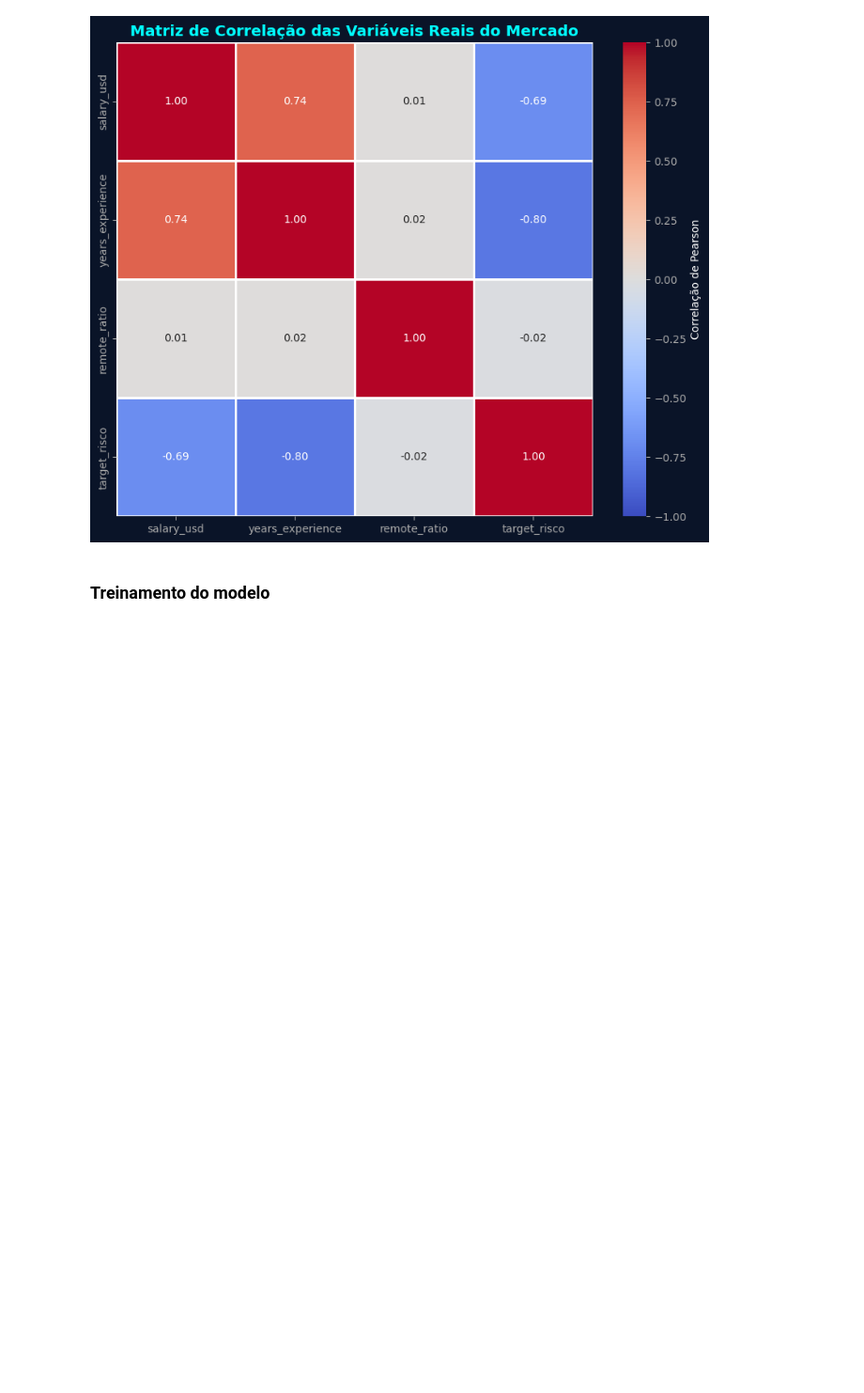
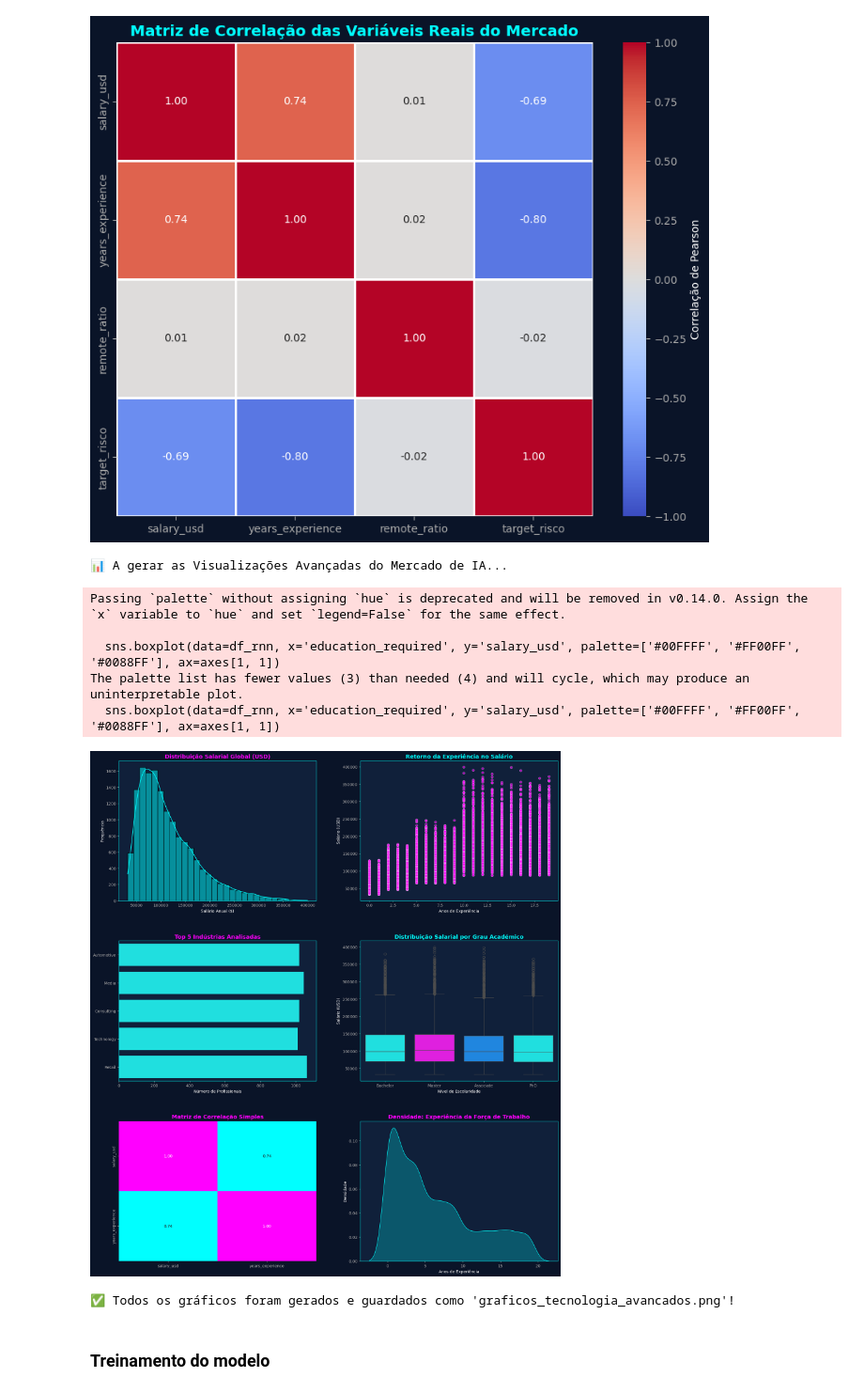
Before and after one commit to Breno-Crespo/Sistema-Hibrido-de-Avaliacao-de-Risco-de-Automacao, a Jupyter notebook: modelo.ipynb, the cells around one changed output. Shown at 94% size. Drawn from its saved outputs; the diff is of its cells as text; code cells hidden in the pictures; blank space fills up the shorter version.

Commit message:
Ajustes de grafico e criação do prompts.md

```diff
--- a/modelo.ipynb
+++ b/modelo.ipynb
@@ -445,6 +445,68 @@ plt.savefig("eda_grafico_4_correlacao.png", dpi=150)
 plt.show()
 # %% [output]
 [figure]
+# %%
+print("📊 A gerar as Visualizações Avançadas do Mercado de IA...")
+
+# Criar uma figura grande com 6 sub-gráficos (3 linhas x 2 colunas)
+fig, axes = plt.subplots(3, 2, figsize=(18, 20))
+fig.tight_layout(pad=8.0)
+
+# Gráfico 1: Distribuição de Salários (Histograma)
+sns.histplot(df_rnn['salary_usd'], bins=30, color='cyan', kde=True, ax=axes[0, 0])
+axes[0, 0].set_title('Distribuição Salarial Global (USD)', color='MAGENTA', fontsize=14, fontweight='bold')
+axes[0, 0].set_xlabel('Salário Anual ($)')
+axes[0, 0].set_ylabel('Frequência')
+
+# Gráfico 2: Salário vs. Anos de Experiência (Scatter)
+sns.scatterplot(data=df_rnn, x='years_experience', y='salary_usd', color='MAGENTA', alpha=0.6, ax=axes[0, 1])
+axes[0, 1].set_title('Retorno da Experiência no Salário', color='CYAN', fontsize=14, fontweight='bold')
+axes[0, 1].set_xlabel('Anos de Experiência')
+axes[0, 1].set_ylabel('Salário (USD)')
+
+# Gráfico 3: Risco de Automação por Indústria (Countplot)
+# Usamos os 5 setores mais comuns para não poluir o gráfico
+top_industries = df_rnn['industry'].value_counts().nlargest(5).index
+sns.countplot(data=df_rnn[df_rnn['industry'].isin(top_industries)], y='industry', color='CYAN', ax=axes[1, 0])
+axes[1, 0].set_title('Top 5 Indústrias Analisadas', color='MAGENTA', fontsize=14, fontweight='bold')
+axes[1, 0].set_xlabel('Número de Profissionais')
+axes[1, 0].set_ylabel('')
+
+# Gráfico 4: Impacto da Educação no Salário (Boxplot)
+sns.boxplot(data=df_rnn, x='education_required', y='salary_usd', palette=['#00FFFF', '#FF00FF', '#0088FF'], ax=axes[1, 1])
+axes[1, 1].set_title('Distribuição Salarial por Grau Académico', color='CYAN', fontsize=14, fontweight='bold')
+axes[1, 1].set_xlabel('Nível de Escolaridade')
+axes[1, 1].set_ylabel('Salário (USD)')
+
+# Gráfico 5: Correlação Numérica (Heatmap)
+# Seleciona apenas as colunas numéricas originais para ver o que impacta o quê
+cols_num = ['salary_usd', 'years_experience', 'automation_risk']
+# Assumindo que 'automation_risk' ou equivalente existe no dataset original antes do target binário.
+# Caso não tenha 'automation_risk' como número no seu df_rnn, substitua pelo target y que criámos.
+corr = df_rnn[['salary_usd', 'years_experience']].corr()
+sns.heatmap(corr, annot=True, cmap='cool', fmt=".2f", ax=axes[2, 0], cbar=False)
+axes[2, 0].set_title('Matriz de Correlação Simples', color='MAGENTA', fontsize=14, fontweight='bold')
+
+# Gráfico 6: Distribuição de Níveis de Experiência (KDE Plot)
+sns.kdeplot(data=df_rnn, x='years_experience', fill=True, color='CYAN', ax=axes[2, 1])
+axes[2, 1].set_title('Densidade: Experiência da Força de Trabalho', color='MAGENTA', fontsize=14, fontweight='bold')
+axes[2, 1].set_xlabel('Anos de Experiência')
+axes[2, 1].set_ylabel('Densidade')
+
+# Salvar a imagem unificada em alta resolução para colar na apresentação
+plt.savefig("graficos_tecnologia_avancados.png", dpi=300, bbox_inches='tight')
+plt.show()
+
+print("✅ Todos os gráficos foram gerados e guardados como 'graficos_tecnologia_avancados.png'!")
+# %% [output]
+📊 A gerar as Visualizações Avançadas do Mercado de IA...
+Passing `palette` without assigning `hue` is deprecated and will be removed in v0.14.0. Assign the `x` variable to `hue` and set `legend=False` for the same effect.
+
+  sns.boxplot(data=df_rnn, x='education_required', y='salary_usd', palette=['#00FFFF', '#FF00FF', '#0088FF'], ax=axes[1, 1])
+The palette list has fewer values (3) than needed (4) and will cycle, which may produce an uninterpretable plot.
+  sns.boxplot(data=df_rnn, x='education_required', y='salary_usd', palette=['#00FFFF', '#FF00FF', '#0088FF'], ax=axes[1, 1])
+[figure, added]
+✅ Todos os gráficos foram gerados e guardados como 'graficos_tecnologia_avancados.png'!
 # %% [markdown]
 ### Treinamento do modelo
 # %%
```
Also changed, not shown: parts of 1 cell of this notebook, 4 other files.
